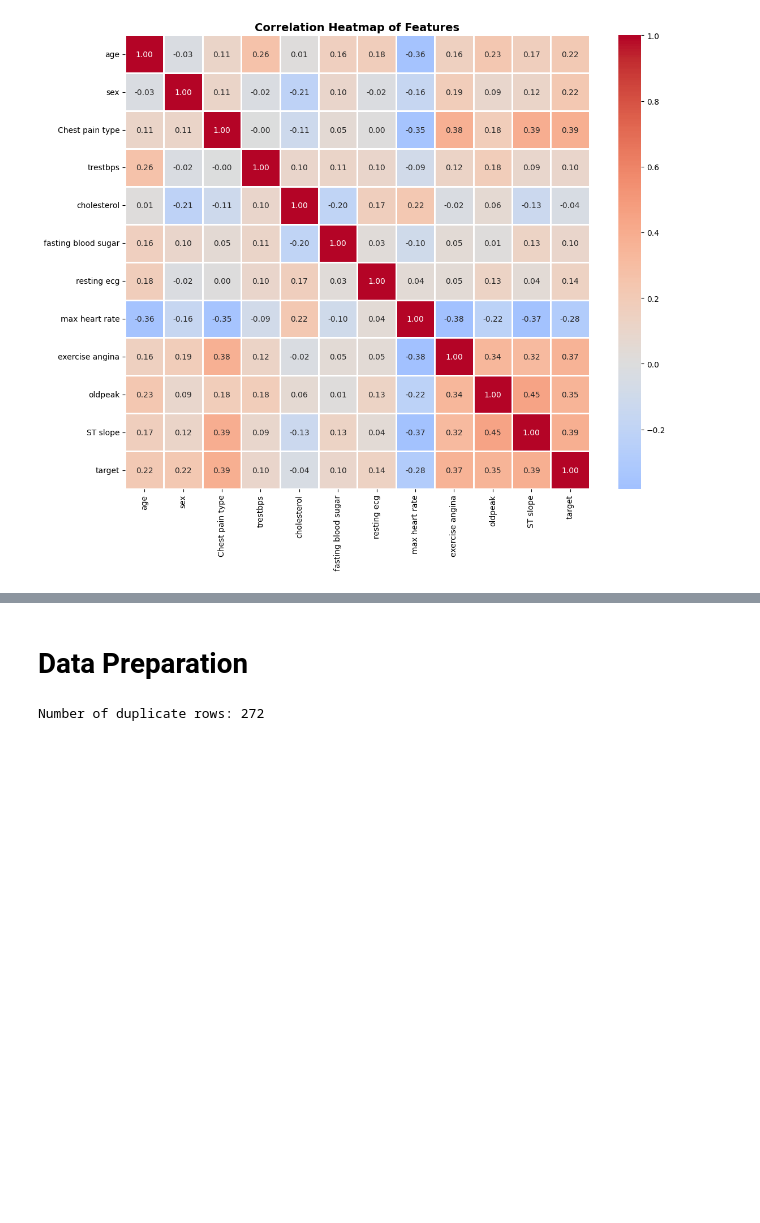
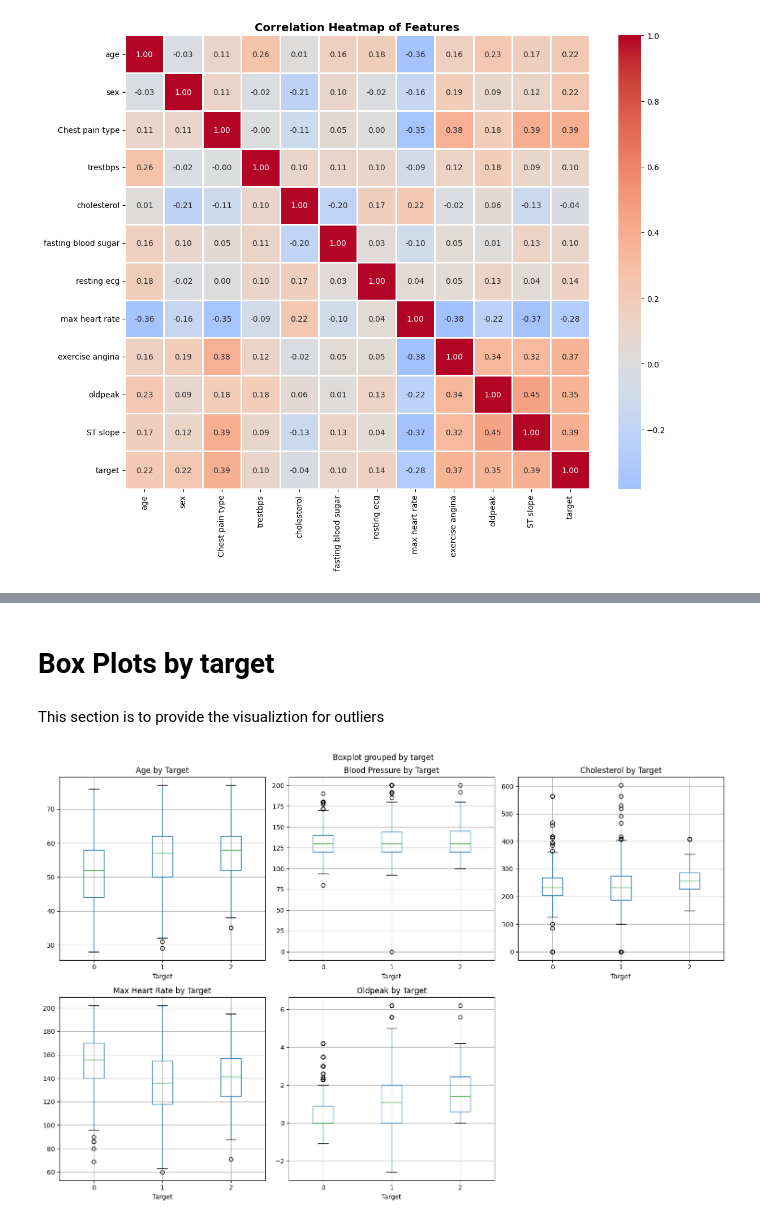
Before and after one commit to 00017024/ML_Project_17024, a Jupyter notebook: analysis.ipynb, the cells around one changed output, grey strips where cells are left out. Cells and saved outputs as stored; diff of their text form; code cells hidden in the pictures; blank space fills up the shorter version.

```diff
--- a/analysis.ipynb
+++ b/analysis.ipynb
@@ -138,14 +148,33 @@ plt.show()
 # %% [markdown]
-# Data Preparation
+# Box Plots by target
+# %% [markdown]
+This section is to provide the visualiztion for outliers
 # %%
-import numpy as np
+fig, axes = plt.subplots(2, 3, figsize=(15, 10))
 
-duplicates = df.duplicated().sum()
-print(f"Number of duplicate rows: {duplicates}")
+df.boxplot(column='age', by='target', ax=axes[0, 0])
+axes[0, 0].set_title('Age by Target')
+axes[0, 0].set_xlabel('Target')
 
-# Remove duplicates if any
-if duplicates > 0:
-    df = df.drop_duplicates()
+df.boxplot(column='trestbps', by='target', ax=axes[0, 1])
+axes[0, 1].set_title('Blood Pressure by Target')
+axes[0, 1].set_xlabel('Target')
+
+df.boxplot(column='cholesterol', by='target', ax=axes[0, 2])
+axes[0, 2].set_title('Cholesterol by Target')
+axes[0, 2].set_xlabel('Target')
+
+df.boxplot(column='max heart rate', by='target', ax=axes[1, 0])
+axes[1, 0].set_title('Max Heart Rate by Target')
+axes[1, 0].set_xlabel('Target')
+
+df.boxplot(column='oldpeak', by='target', ax=axes[1, 1])
+axes[1, 1].set_title('Oldpeak by Target')
+axes[1, 1].set_xlabel('Target')
+
+fig.delaxes(axes[1, 2])
+plt.tight_layout()
+plt.show()
 # %% [output]
-Number of duplicate rows: 272
+[figure, added]
 # %% [markdown]
```
Also changed, not shown: parts of 22 cells of this notebook.
